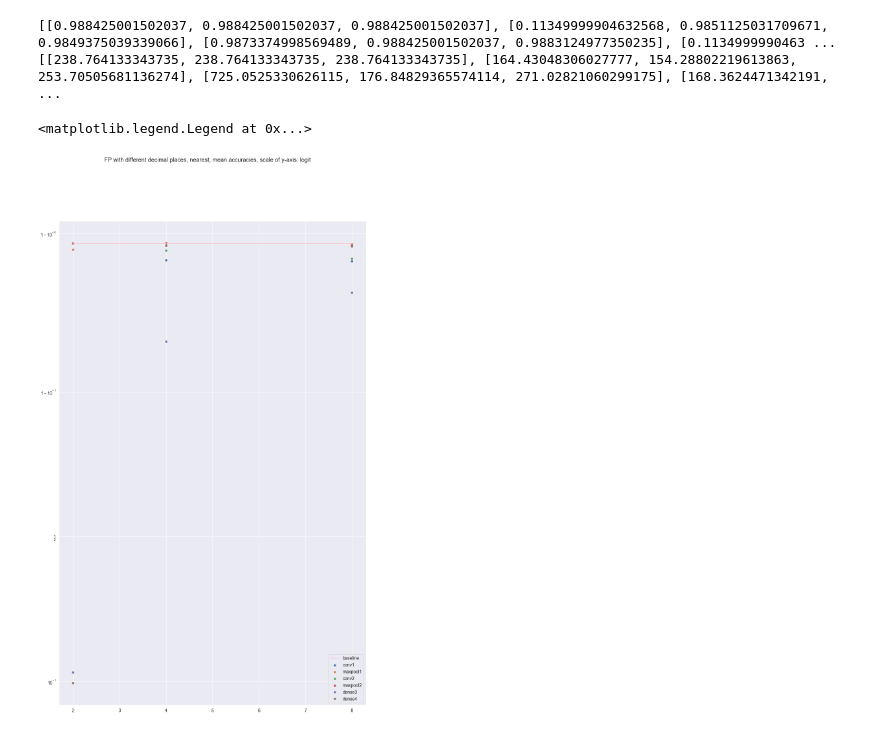
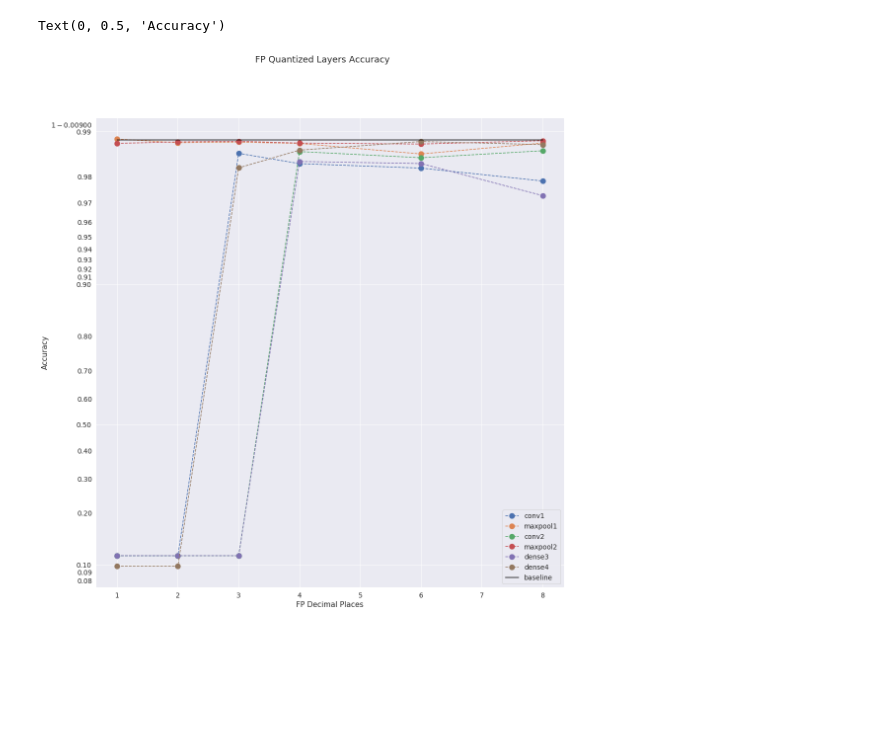
Before and after one commit to lorenz0890/TensorQuant, a Jupyter notebook: Examples/results_comparison.ipynb, the cells around one changed output. Cells and saved outputs as stored; diff of their text form; code cells hidden in the pictures; blank space fills up the shorter version.

Commit message:
updated results comparison

```diff
--- a/Examples/results_comparison.ipynb
+++ b/Examples/results_comparison.ipynb
@@ -1,12 +1,13 @@
 # %%
 import pickle
+import numpy as np
 import matplotlib.pyplot as plt
 from matplotlib import ticker
 import seaborn as sns
-sns.set(rc={'figure.figsize':(17.0,27.5)})
+sns.set(rc={'figure.figsize':(17.0,15.5)})
 sns.set(font_scale=1.25)
 results ={}
-quantizers = ['ffp162', 'ffp164', 'ffp168']
+quantizers = ['ffp161', 'ffp162', 'ffp163', 'ffp164','ffp166', 'ffp168']
 keys = ['baseline', 'conv1', 'maxpool1', 'conv2', 'maxpool2', 'dense3', 'dense4']
 mean_accuracies = list()
 mean_times = list()
@@ -16,7 +17,7 @@ for key in keys:
     mean_time_of_quant = list()
     mean_dif = list()
     for quantizer in quantizers:
-        with open ("ffp_results/results_lenet_{0}_{1}.pkl".format(quantizer, key), 'rb') as fp:
+        with open ("results_lenet_{0}_{1}.pkl".format(quantizer, key), 'rb') as fp:
             results[key] = pickle.load(fp)
             mean_acc_of_quant.append(results[key]['eval_trimmed_mean_accuracy'])
             mean_time_of_quant.append(results[key]['avg_train_trimmed_mean_time'])
@@ -24,24 +25,23 @@ for key in keys:
     mean_accuracies.append(mean_acc_of_quant)
     mean_times.append(mean_time_of_quant)
     mean_accuracies_difference.append(mean_dif)
-print(mean_accuracies)
-print(mean_times)
+#print(mean_accuracies)
+#print(mean_times)
-# %% [output]
-[[0.988425001502037, 0.988425001502037, 0.988425001502037], [0.11349999904632568, 0.9851125031709671, 0.9849375039339066], [0.9873374998569489, 0.988425001502037, 0.9883124977350235], [0.1134999990463 ...
-[[238.764133343735, 238.764133343735, 238.764133343735], [164.43048306027777, 154.28802219613863, 253.70505681136274], [725.0525330626115, 176.84829365574114, 271.02821060299175], [168.3624471342191,  ...
 # %%
 plt.figure()
-plt.suptitle('FP with different decimal places, nearest, mean accuracies, scale of y-axis: logit')
+plt.suptitle('FP Quantized Layers Accuracy')
 gridx = 2
 gridy = 5
-quantizer_val = [2, 4, 8]
+quantizer_val = [1, 2, 3, 4, 6, 8]
 for i in range (1, len(mean_accuracies)):
-    plt.scatter(quantizer_val, mean_accuracies[i], label = keys[i])
+    plt.plot(quantizer_val, mean_accuracies[i], label = keys[i], marker='o', markersize='10.5', linestyle='--')
     plt.yscale('logit')
-plt.plot(quantizer_val, mean_accuracies[0], label = "baseline", color = "pink")
+plt.plot(quantizer_val, mean_accuracies[0], label = "baseline", color = "black", linestyle='-')
 plt.legend()
+plt.xlabel('FP Decimal Places')
+plt.ylabel('Accuracy')
 # %% [output]
-<matplotlib.legend.Legend at 0x...>
+Text(0, 0.5, 'Accuracy')
-[figure, old version]
+[figure, new version]
 # %%
 plt.figure()
```
Also changed, not shown: parts of 3 cells of this notebook.
